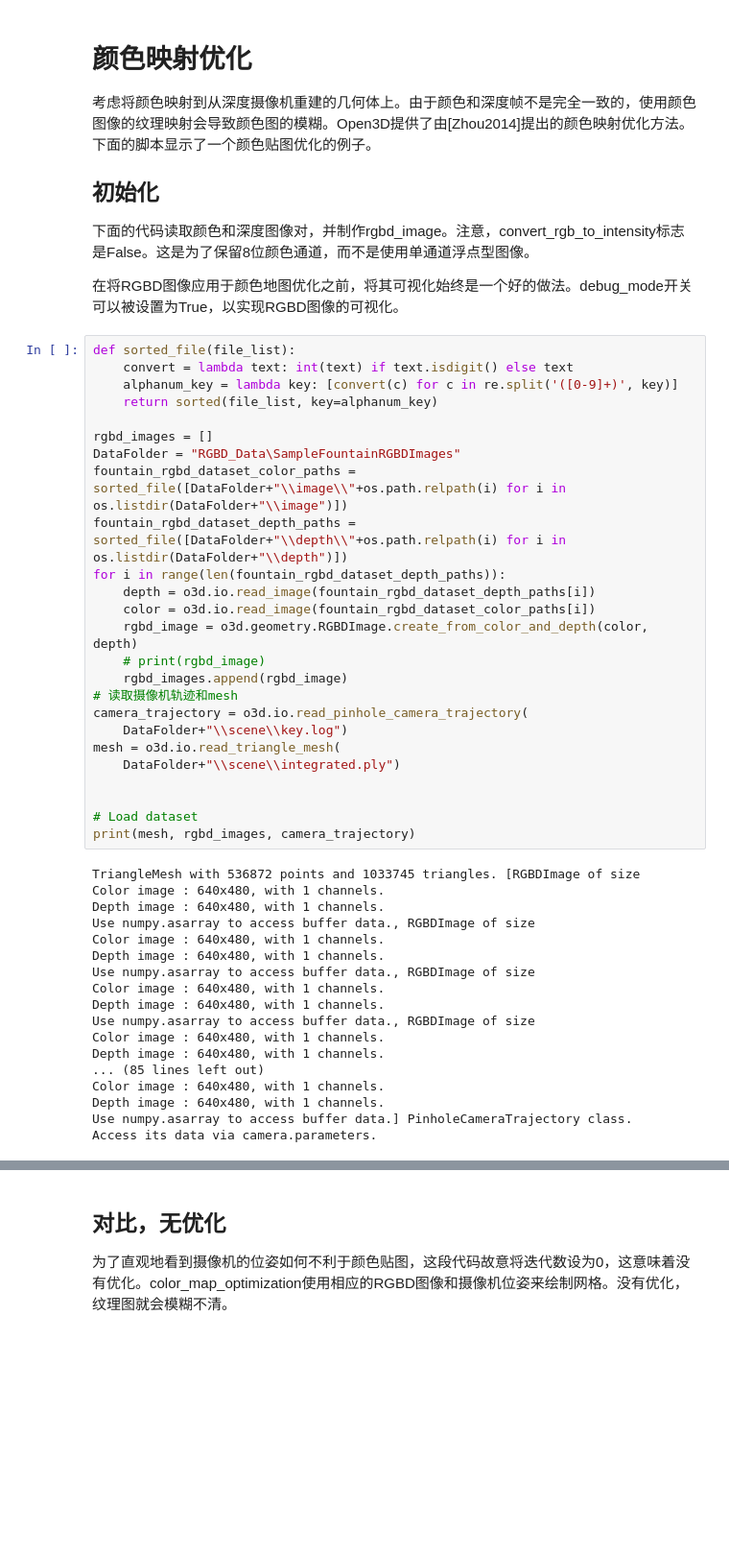
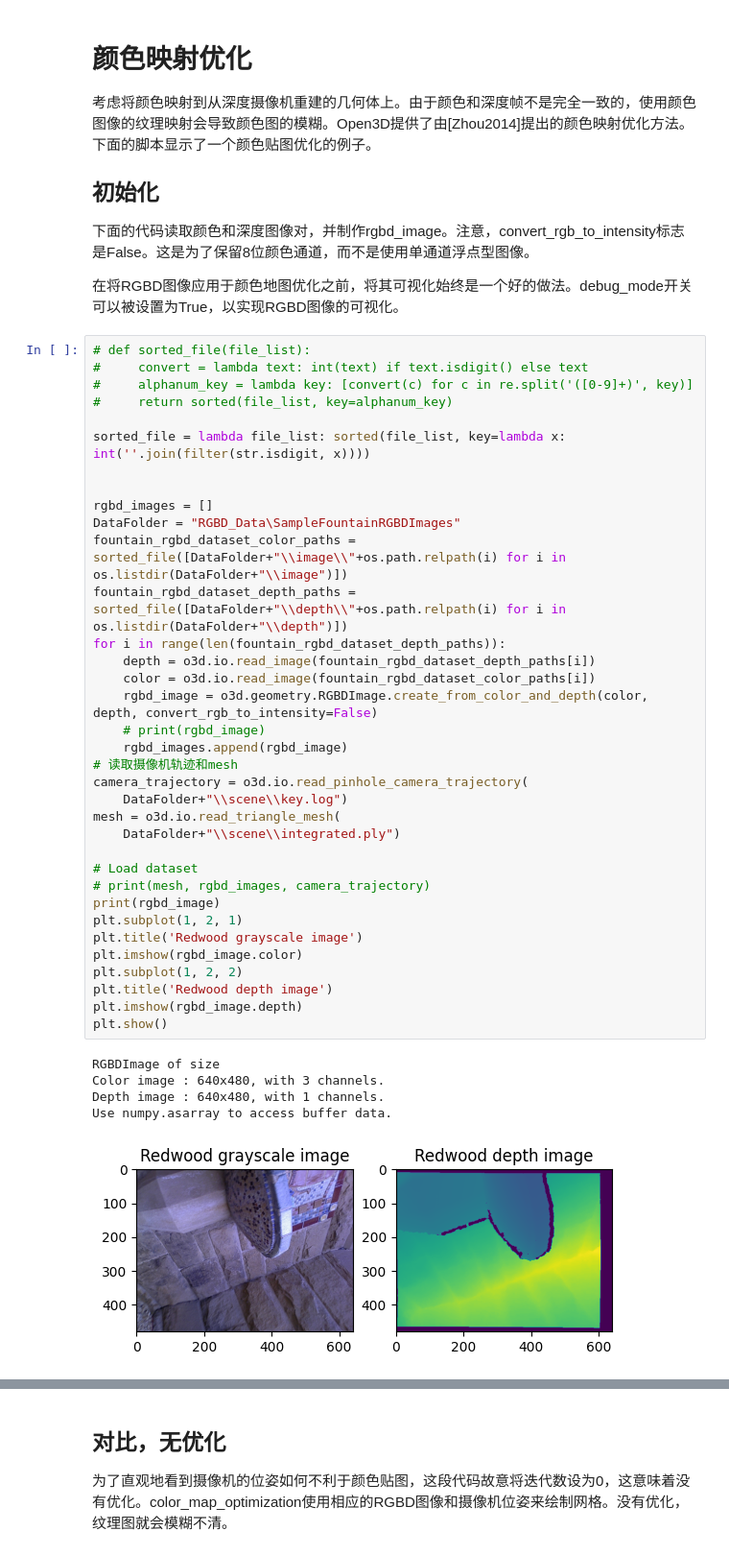
Before and after one commit to Ykiiii/3D_PointCloud_tutorial, a Jupyter notebook: Open3dTutorial_Pipelines.ipynb, the cells around one changed output, grey strips where cells are left out. Shown at 96% size. Drawn from its saved outputs; the diff is of its cells as text; blank space fills up the shorter version.

```diff
--- a/Open3dTutorial_Pipelines.ipynb
+++ b/Open3dTutorial_Pipelines.ipynb
@@ -740,45 +758,43 @@ if success_hybrid_term:
 
 在将RGBD图像应用于颜色地图优化之前，将其可视化始终是一个好的做法。debug_mode开关可以被设置为True，以实现RGBD图像的可视化。
 # %%
-def sorted_file(file_list):
-    convert = lambda text: int(text) if text.isdigit() else text
-    alphanum_key = lambda key: [convert(c) for c in re.split('([0-9]+)', key)]
-    return sorted(file_list, key=alphanum_key)
+# def sorted_file(file_list):
+#     convert = lambda text: int(text) if text.isdigit() else text
+#     alphanum_key = lambda key: [convert(c) for c in re.split('([0-9]+)', key)]
+#     return sorted(file_list, key=alphanum_key)
+
+sorted_file = lambda file_list: sorted(file_list, key=lambda x: int(''.join(filter(str.isdigit, x))))
+
 
 rgbd_images = []
 DataFolder = "RGBD_Data\SampleFountainRGBDImages"
 fountain_rgbd_dataset_color_paths = sorted_file([DataFolder+"\\image\\"+os.path.relpath(i) for i in os.listdir(DataFolder+"\\image")])
 fountain_rgbd_dataset_depth_paths = sorted_file([DataFolder+"\\depth\\"+os.path.relpath(i) for i in os.listdir(DataFolder+"\\depth")])
 for i in range(len(fountain_rgbd_dataset_depth_paths)):
     depth = o3d.io.read_image(fountain_rgbd_dataset_depth_paths[i])
     color = o3d.io.read_image(fountain_rgbd_dataset_color_paths[i])
-    rgbd_image = o3d.geometry.RGBDImage.create_from_color_and_depth(color, depth)
+    rgbd_image = o3d.geometry.RGBDImage.create_from_color_and_depth(color, depth, convert_rgb_to_intensity=False)
     # print(rgbd_image)
     rgbd_images.append(rgbd_image)
 # 读取摄像机轨迹和mesh
 camera_trajectory = o3d.io.read_pinhole_camera_trajectory(
     DataFolder+"\\scene\\key.log")
 mesh = o3d.io.read_triangle_mesh(
     DataFolder+"\\scene\\integrated.ply")
 
-
 # Load dataset
-print(mesh, rgbd_images, camera_trajectory)
+# print(mesh, rgbd_images, camera_trajectory)
+print(rgbd_image)
+plt.subplot(1, 2, 1)
+plt.title('Redwood grayscale image')
+plt.imshow(rgbd_image.color)
+plt.subplot(1, 2, 2)
+plt.title('Redwood depth image')
+plt.imshow(rgbd_image.depth)
+plt.show()
 # %% [output]
-TriangleMesh with 536872 points and 1033745 triangles. [RGBDImage of size
-Color image : 640x480, with 1 channels.
+RGBDImage of size
+Color image : 640x480, with 3 channels.
 Depth image : 640x480, with 1 channels.
-Use numpy.asarray to access buffer data., RGBDImage of size
-Color image : 640x480, with 1 channels.
-Depth image : 640x480, with 1 channels.
-Use numpy.asarray to access buffer data., RGBDImage of size
-Color image : 640x480, with 1 channels.
-Depth image : 640x480, with 1 channels.
-Use numpy.asarray to access buffer data., RGBDImage of size
-Color image : 640x480, with 1 channels.
-Depth image : 640x480, with 1 channels.
-... (85 lines left out)
-Color image : 640x480, with 1 channels.
-Depth image : 640x480, with 1 channels.
-Use numpy.asarray to access buffer data.] PinholeCameraTrajectory class.
-Access its data via camera.parameters.
+Use numpy.asarray to access buffer data.
+[figure, added]
```
Also changed, not shown: parts of 9 cells of this notebook.
